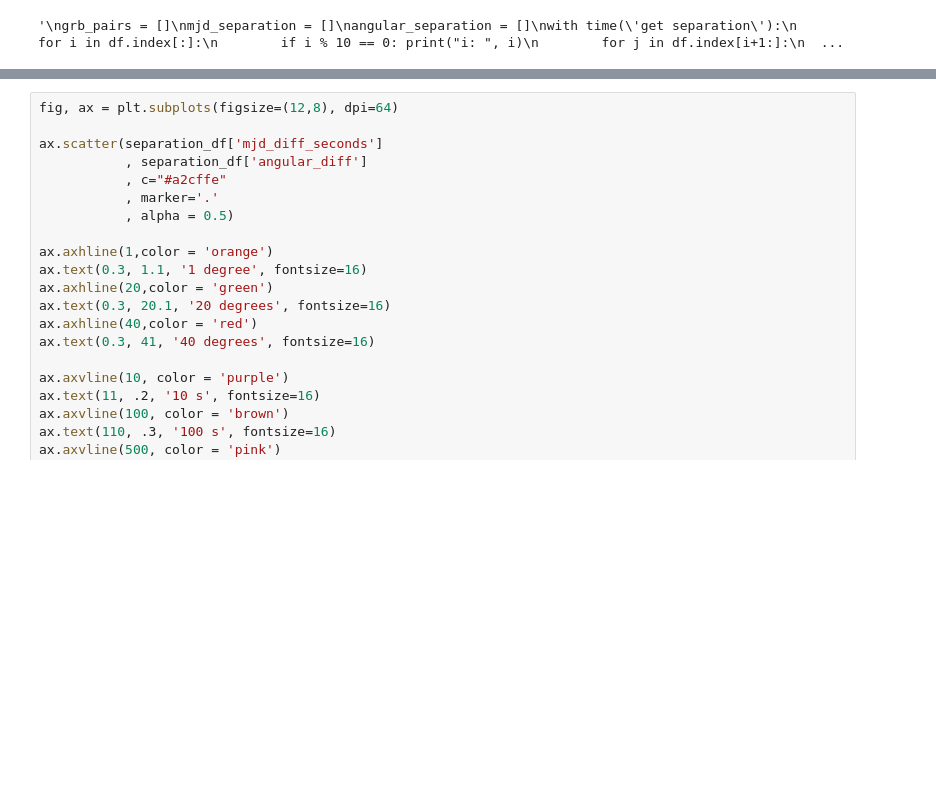
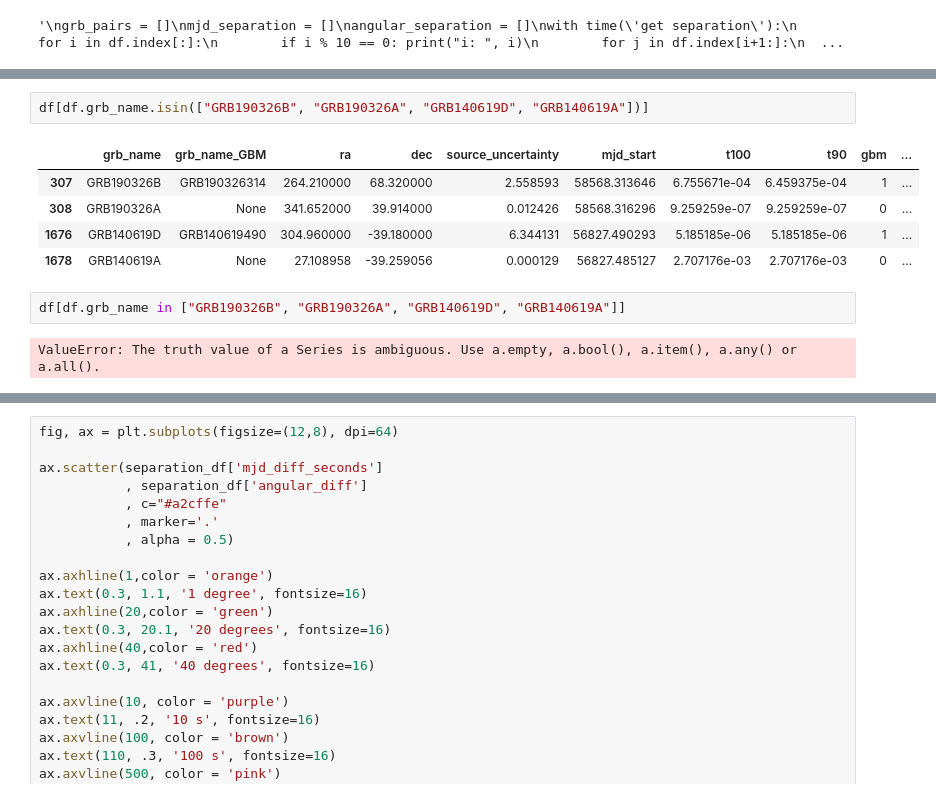
Before and after one commit to ChujieChen/greco_grb, a Jupyter notebook: notebooks/00_plotting.ipynb, the cells around one changed output, grey strips where cells are left out. Drawn from its saved outputs; the diff is of its cells as text; blank space fills up the shorter version.

```diff
--- a/notebooks/00_plotting.ipynb
+++ b/notebooks/00_plotting.ipynb
@@ -389,0 +405,12 @@ separation_df.head()
+# %%
+df[df.grb_name.isin(["GRB190326B", "GRB190326A", "GRB140619D", "GRB140619A"])]
+# %% [output]
+|  | grb_name | grb_name_GBM | ra | dec | source_uncertainty | mjd_start | t100 | t90 | gbm | ... |
+| 307 | GRB190326B | GRB190326314 | 264.210000 | 68.320000 | 2.558593 | 58568.313646 | 6.755671e-04 | 6.459375e-04 | 1 | ... |
+| 308 | GRB190326A | None | 341.652000 | 39.914000 | 0.012426 | 58568.316296 | 9.259259e-07 | 9.259259e-07 | 0 | ... |
+| 1676 | GRB140619D | GRB140619490 | 304.960000 | -39.180000 | 6.344131 | 56827.490293 | 5.185185e-06 | 5.185185e-06 | 1 | ... |
+| 1678 | GRB140619A | None | 27.108958 | -39.259056 | 0.000129 | 56827.485127 | 2.707176e-03 | 2.707176e-03 | 0 | ... |
+# %%
+df[df.grb_name in ["GRB190326B", "GRB190326A", "GRB140619D", "GRB140619A"]]
+# %% [output]
+ValueError: The truth value of a Series is ambiguous. Use a.empty, a.bool(), a.item(), a.any() or a.all().
```
Also changed, not shown: parts of 8 cells of this notebook, 11 other files.
